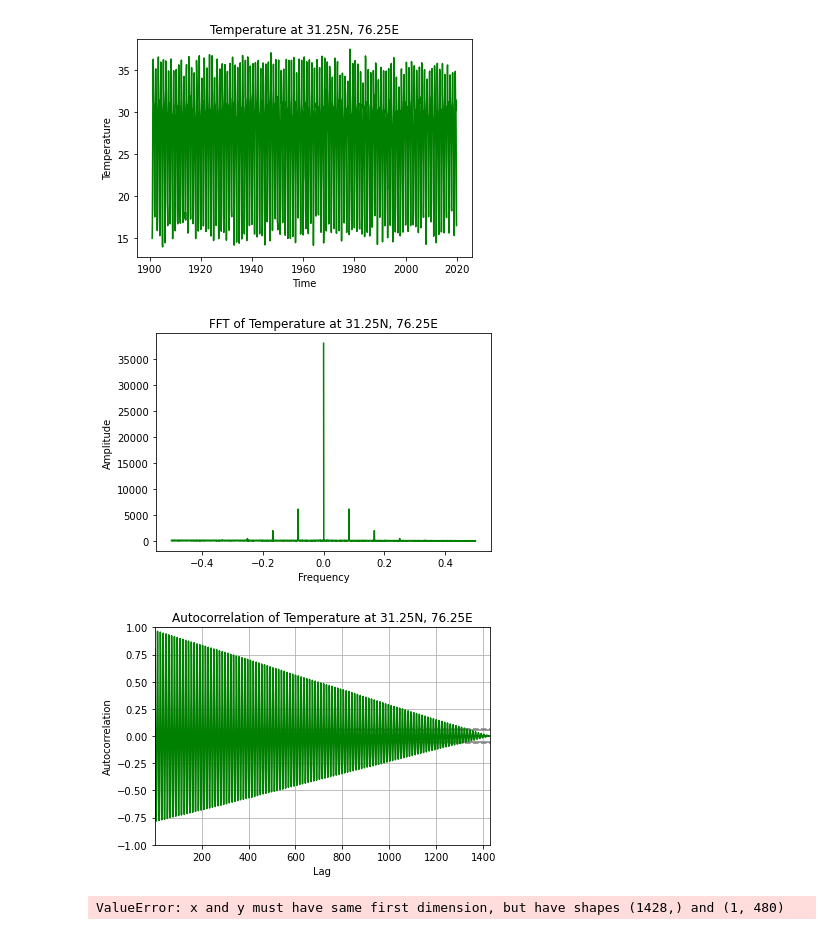
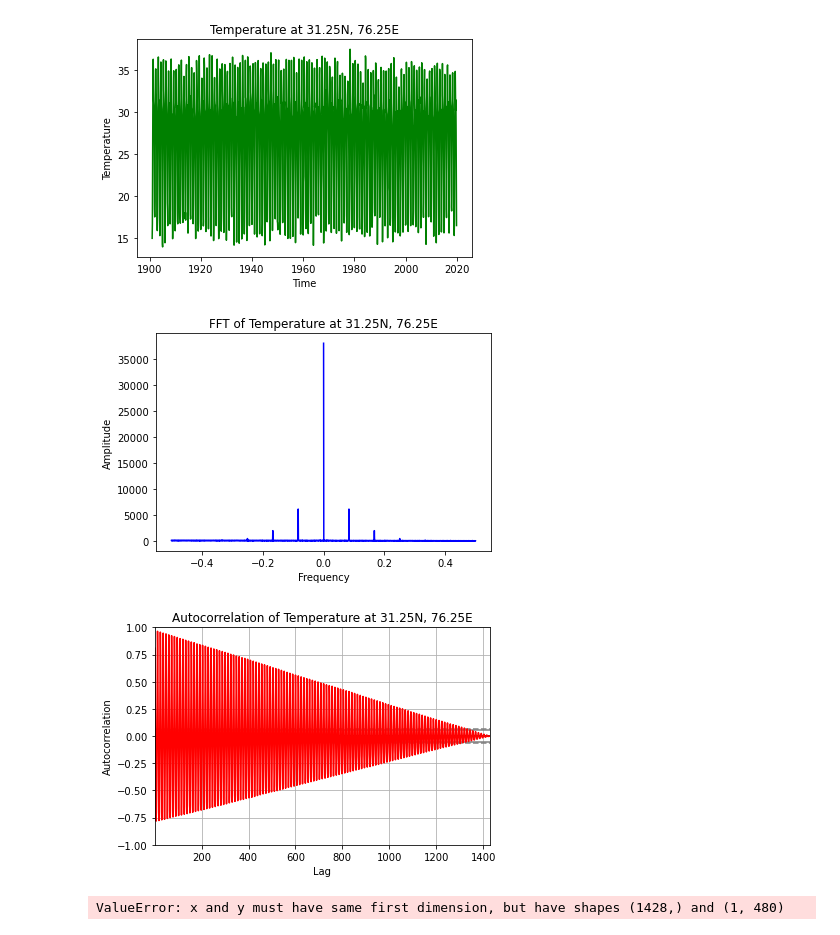
Before and after one commit to alliajagbe/time-series, a Jupyter notebook: timedata2.ipynb, the cells around one changed output. Drawn from its saved outputs; the diff is of its cells as text; code cells hidden in the pictures.

```diff
--- a/timedata2.ipynb
+++ b/timedata2.ipynb
@@ -97,22 +97,22 @@ plt.show()
 tmp_fft = np.fft.fft(tasmax_location.temp.values)
 freq = np.fft.fftfreq(tasmax_location.temp.values.shape[0], d=1)
 plt.close('all')
-plt.plot(freq, np.abs(tmp_fft), 'g')
+plt.plot(freq, np.abs(tmp_fft), 'b')
 plt.title('FFT of Temperature at 31.25N, 76.25E')
 plt.xlabel('Frequency')
 plt.ylabel('Amplitude')
 plt.show()
 # %% [output]
-[figure, old version]
+[figure, new version]
 # %%
 plt.close('all')
-pd.plotting.autocorrelation_plot(tasmax_location.temp.values, color='g')
+pd.plotting.autocorrelation_plot(tasmax_location.temp.values, color='r')
 plt.title('Autocorrelation of Temperature at 31.25N, 76.25E')
 plt.xlabel('Lag')
 plt.ylabel('Autocorrelation')
 plt.show()
 # %% [output]
-[figure, old version]
+[figure, new version]
 # %%
 # plotting just january temperature for each year
 plt.close('all')
```
